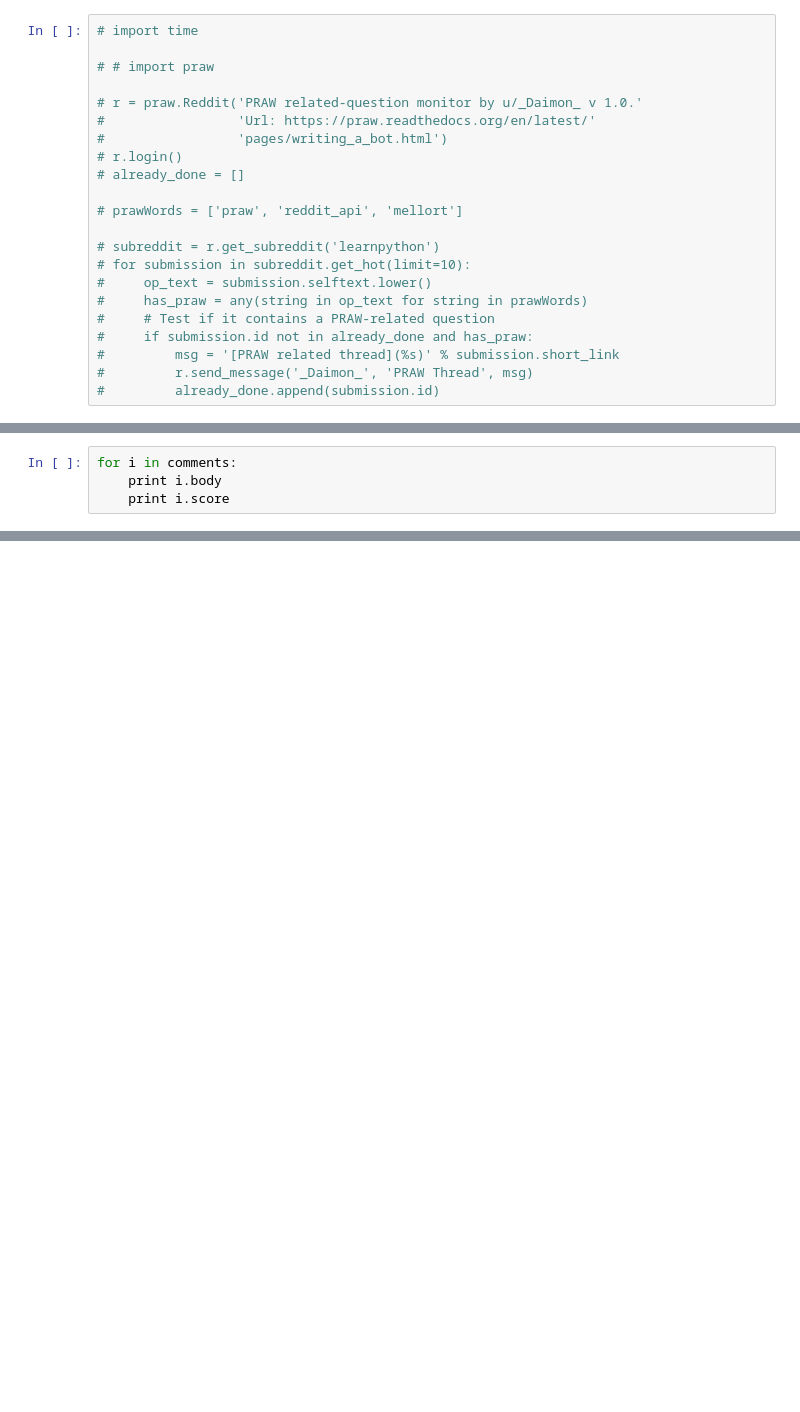
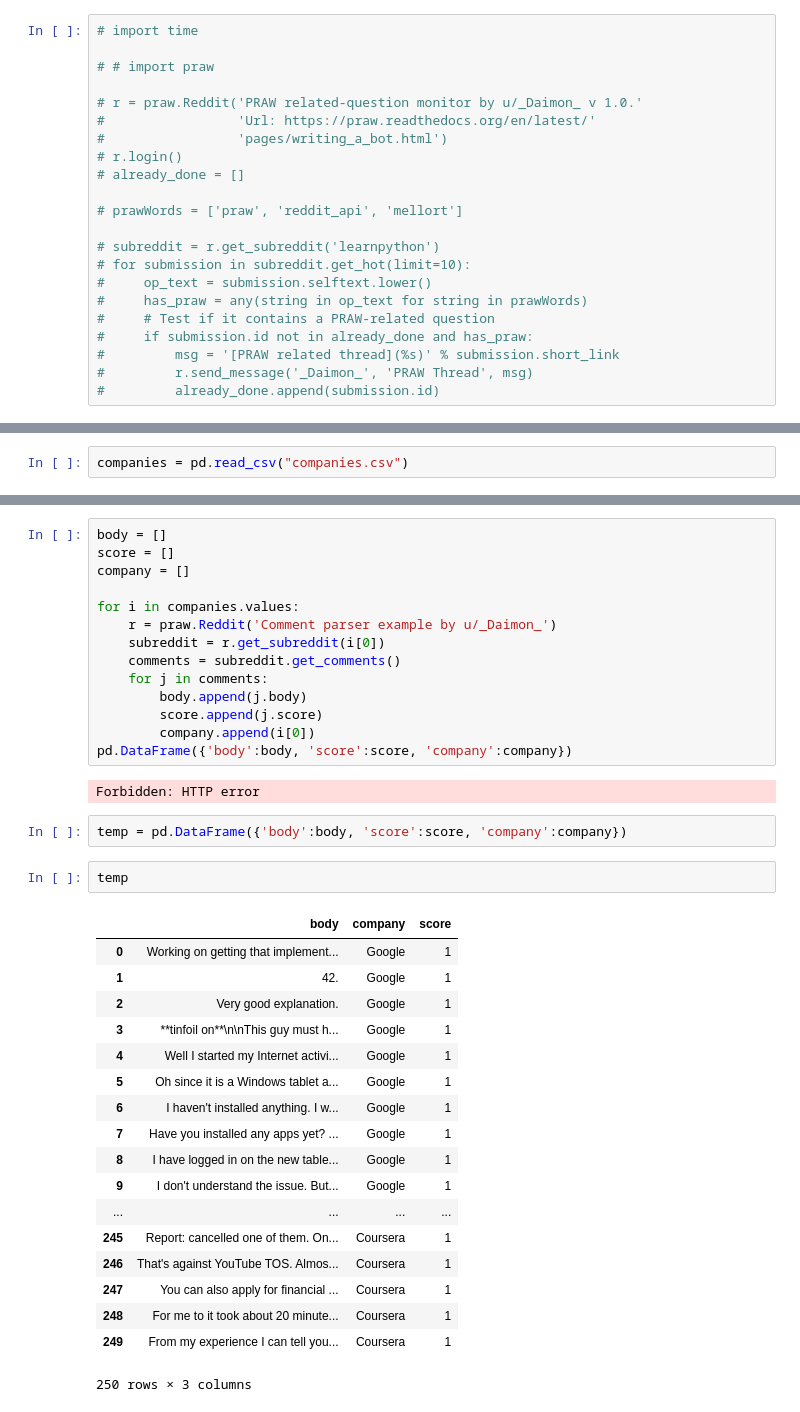
Before and after one commit to chaehwang/BigDaddyData, a Jupyter notebook: redditAPITest.ipynb, the cells around one changed output, grey strips where cells are left out. Saved outputs shown, nothing was run; the diff lists cells and outputs as text; blank space fills up the shorter version.

```diff
--- a/redditAPITest.ipynb
+++ b/redditAPITest.ipynb
@@ -78,4 +90,0 @@ comments = subreddit.get_comments()
-# %%
-for i in comments:
-    print i.body
-    print i.score
@@ -99,0 +91,2 @@ Figured it out. You have to click at random places around the vicinity of the or
+# %%
+companies = pd.read_csv("companies.csv")
@@ -99,0 +100,39 @@ Figured it out. You have to click at random places around the vicinity of the or
+# %%
+body = []
+score = []
+company = []
+
+for i in companies.values:
+    r = praw.Reddit('Comment parser example by u/_Daimon_')
+    subreddit = r.get_subreddit(i[0])
+    comments = subreddit.get_comments()
+    for j in comments:
+        body.append(j.body)
+        score.append(j.score)
+        company.append(i[0])
+pd.DataFrame({'body':body, 'score':score, 'company':company})
+# %% [output]
+Forbidden: HTTP error
+# %%
+temp = pd.DataFrame({'body':body, 'score':score, 'company':company})
+# %%
+temp
+# %% [output]
+|  | body | company | score |
+| 0 | Working on getting that implement... | Google | 1 |
+| 1 | 42. | Google | 1 |
+| 2 | Very good explanation. | Google | 1 |
+| 3 | **tinfoil on**\n\nThis guy must h... | Google | 1 |
+| 4 | Well I started my Internet activi... | Google | 1 |
+| 5 | Oh since it is a Windows tablet a... | Google | 1 |
+| 6 | I haven't installed anything. I w... | Google | 1 |
+| 7 | Have you installed any apps yet? ... | Google | 1 |
+| 8 | I have logged in on the new table... | Google | 1 |
+| 9 | I don't understand the issue. But... | Google | 1 |
+| ... | ... | ... | ... |
+| 245 | Report: cancelled one of them. On... | Coursera | 1 |
+| 246 | That's against YouTube TOS. Almos... | Coursera | 1 |
+| 247 | You can also apply for financial ... | Coursera | 1 |
+| 248 | For me to it took about 20 minute... | Coursera | 1 |
+| 249 | From my experience I can tell you... | Coursera | 1 |
+250 rows × 3 columns
```
Also changed, not shown: parts of 6 cells of this notebook.
